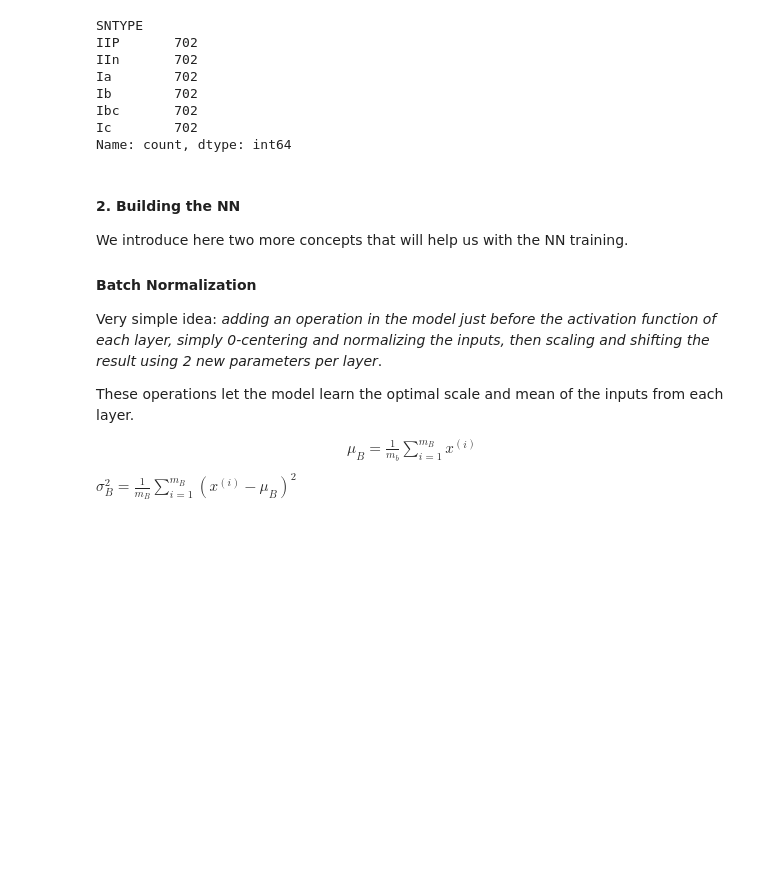
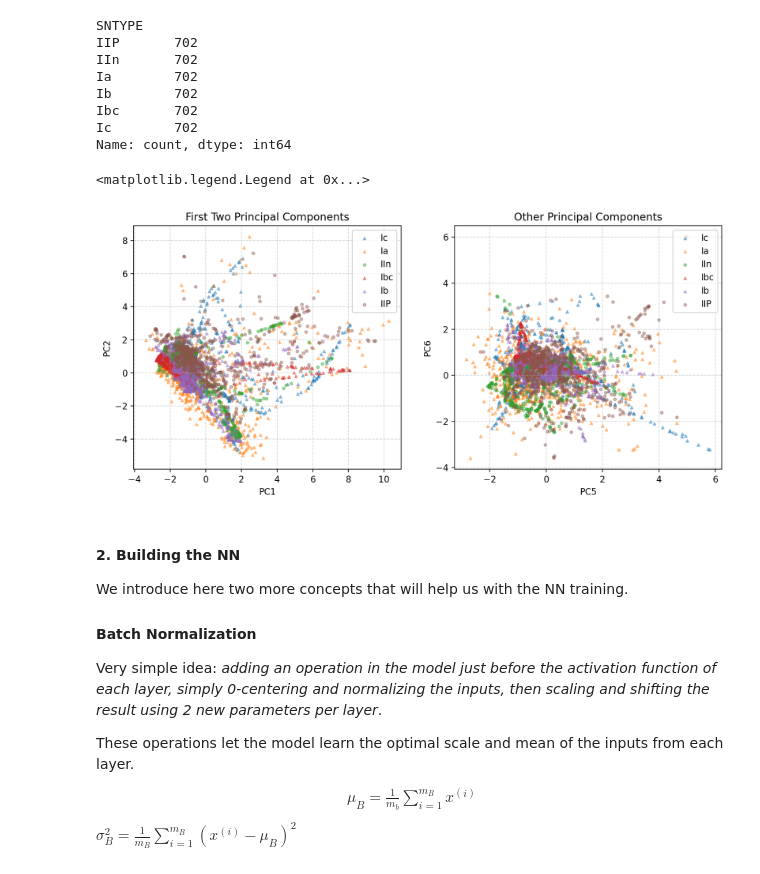
Before and after one commit to zick97/SN_clf_project, a Jupyter notebook: supervised.ipynb, the cells around one changed output. Saved outputs shown, nothing was run; the diff lists cells and outputs as text; code cells hidden in the pictures; blank space fills up the shorter version.

```diff
--- a/supervised.ipynb
+++ b/supervised.ipynb
@@ -84,6 +83,41 @@ Ib        702
 Ibc       702
 Ic        702
 Name: count, dtype: int64
+# %%
+# Plot the first two principal components, colored by the target variable found in y_train.
+fig, ax = plt.subplots(1, 2, figsize=(12, 5))
+# Define the targets as a set
+targets = set(y_train['SNTYPE'])
+# Iterate over the targets and plot each one
+for target in targets:
+    indices = y_train[y_train['SNTYPE'] == target].index
+    if target.count('I') == 1:
+        ax[0].scatter(X_train.loc[indices, 'PC1'], X_train.loc[indices, 'PC2'], label=target, alpha=0.4, s=10, marker='^')
+    else:
+        ax[0].scatter(X_train.loc[indices, 'PC1'], X_train.loc[indices, 'PC2'], label=target, alpha=0.4, s=10)
+
+ax[0].set_xlabel('PC1')
+ax[0].set_ylabel('PC2')
+ax[0].set_title('First Two Principal Components')
+ax[0].grid(True, alpha=0.5, linestyle='--')
+ax[0].legend(loc='upper right')
+
+# Do the same thing for PC5 and PC6
+for target in targets:
+    indices = y_train[y_train['SNTYPE'] == target].index
+    if target.count('I') == 1:
+        ax[1].scatter(X_train.loc[indices, 'PC5'], X_train.loc[indices, 'PC6'], label=target, alpha=0.4, s=10, marker='^')
+    else:
+        ax[1].scatter(X_train.loc[indices, 'PC5'], X_train.loc[indices, 'PC6'], label=target, alpha=0.4, s=10)
+
+ax[1].set_xlabel('PC5')
+ax[1].set_ylabel('PC6')
+ax[1].set_title('Other Principal Components')
+ax[1].grid(True, alpha=0.5, linestyle='--')
+ax[1].legend()
+# %% [output]
+<matplotlib.legend.Legend at 0x...>
+[figure, added]
 # %%
 # Finally, define a dictionary that maps the class labels to integers
 mapping_dict = {'Ia': 0, 'Ib': 1, 'Ic': 2, 'Ibc': 3, 'IIP': 4, 'IIn': 5}
```
Also changed, not shown: parts of 21 cells of this notebook, 5 other files.
